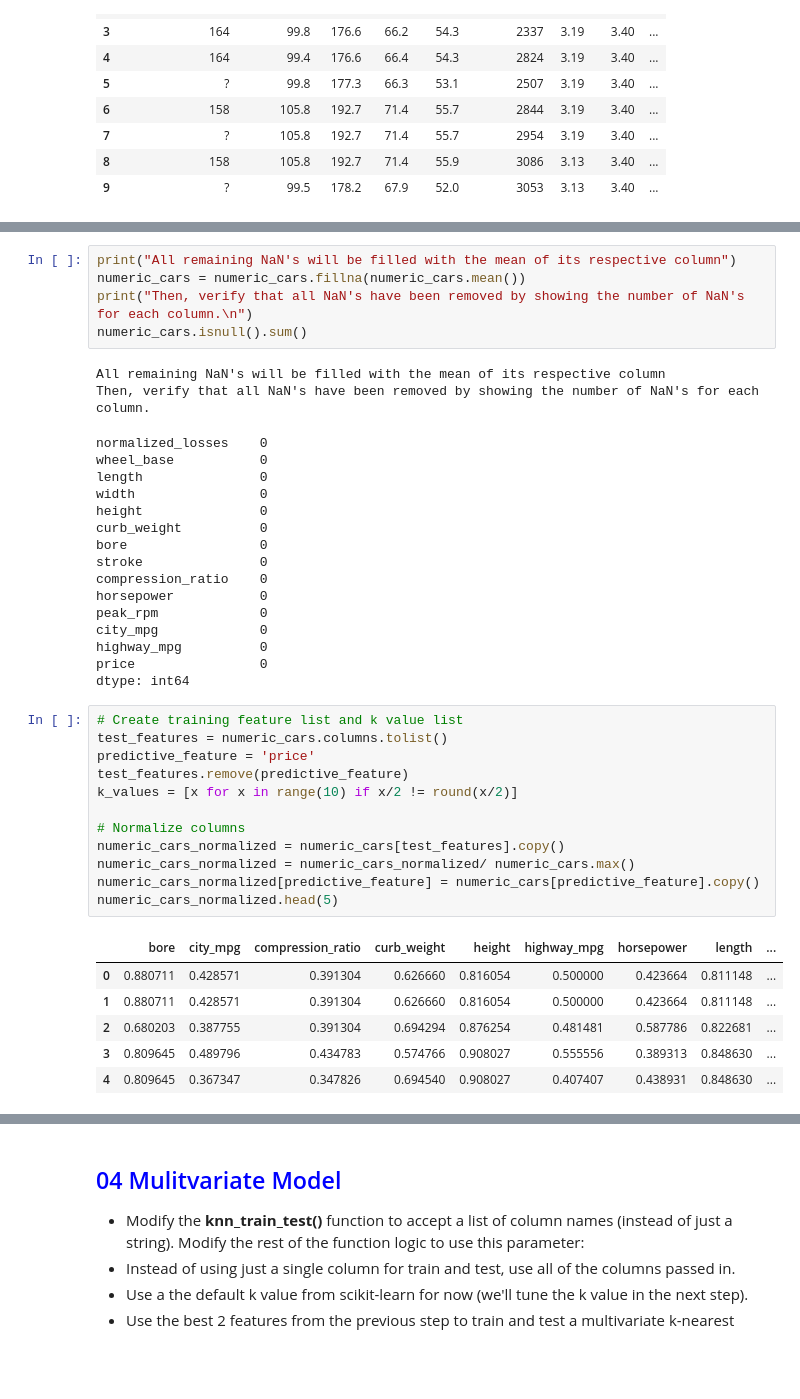
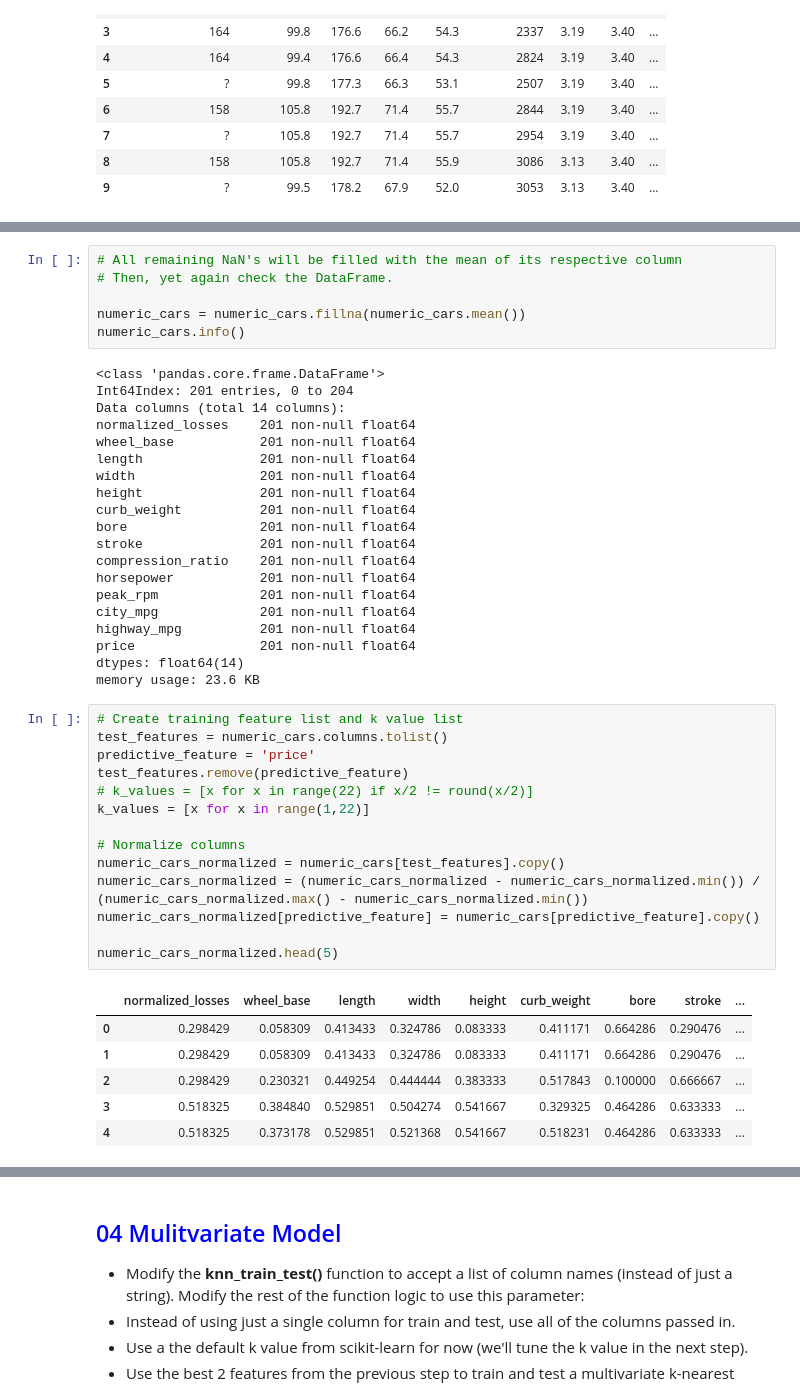
Before and after one commit to kitestring/DataQuest, a Jupyter notebook: 06_MachineLearning/01_ML_Fundamentals/06_GuidedProject_PredictingCarPrices/PredictingCarPrices.ipynb, the cells around one changed output, grey strips where cells are left out. Cells and saved outputs as stored; diff of their text form; blank space fills up the shorter version.

Commit message:
Guided Project: Predicting Car Prices, 3 of 6 Done

```diff
--- a/06_MachineLearning/01_ML_Fundamentals/06_GuidedProject_PredictingCarPrices/PredictingCarPrices.ipynb
+++ b/06_MachineLearning/01_ML_Fundamentals/06_GuidedProject_PredictingCarPrices/PredictingCarPrices.ipynb
@@ -149,42 +157,47 @@ dtype: float64
 # %%
-print("All remaining NaN's will be filled with the mean of its respective column")
+# All remaining NaN's will be filled with the mean of its respective column
+# Then, yet again check the DataFrame.
+
 numeric_cars = numeric_cars.fillna(numeric_cars.mean())
-print("Then, verify that all NaN's have been removed by showing the number of NaN's for each column.\n")
-numeric_cars.isnull().sum()
+numeric_cars.info()
 # %% [output]
-All remaining NaN's will be filled with the mean of its respective column
-Then, verify that all NaN's have been removed by showing the number of NaN's for each column.
+<class 'pandas.core.frame.DataFrame'>
+Int64Index: 201 entries, 0 to 204
+Data columns (total 14 columns):
+normalized_losses    201 non-null float64
+wheel_base           201 non-null float64
+length               201 non-null float64
+width                201 non-null float64
+height               201 non-null float64
+curb_weight          201 non-null float64
+bore                 201 non-null float64
+stroke               201 non-null float64
+compression_ratio    201 non-null float64
+horsepower           201 non-null float64
+peak_rpm             201 non-null float64
+city_mpg             201 non-null float64
+highway_mpg          201 non-null float64
+price                201 non-null float64
+dtypes: float64(14)
+memory usage: 23.6 KB
-normalized_losses    0
-wheel_base           0
-length               0
-width                0
-height               0
-curb_weight          0
-bore                 0
-stroke               0
-compression_ratio    0
-horsepower           0
-peak_rpm             0
-city_mpg             0
-highway_mpg          0
-price                0
-dtype: int64
 # %%
 # Create training feature list and k value list
 test_features = numeric_cars.columns.tolist()
 predictive_feature = 'price'
 test_features.remove(predictive_feature)
-k_values = [x for x in range(10) if x/2 != round(x/2)]
+# k_values = [x for x in range(22) if x/2 != round(x/2)]
+k_values = [x for x in range(1,22)]
 
 # Normalize columns
 numeric_cars_normalized = numeric_cars[test_features].copy()
-numeric_cars_normalized = numeric_cars_normalized/ numeric_cars.max()
+numeric_cars_normalized = (numeric_cars_normalized - numeric_cars_normalized.min()) / (numeric_cars_normalized.max() - numeric_cars_normalized.min())
 numeric_cars_normalized[predictive_feature] = numeric_cars[predictive_feature].copy()
+
 numeric_cars_normalized.head(5)
 # %% [output]
-|  | bore | city_mpg | compression_ratio | curb_weight | height | highway_mpg | horsepower | length | ... |
-| 0 | 0.880711 | 0.428571 | 0.391304 | 0.626660 | 0.816054 | 0.500000 | 0.423664 | 0.811148 | ... |
-| 1 | 0.880711 | 0.428571 | 0.391304 | 0.626660 | 0.816054 | 0.500000 | 0.423664 | 0.811148 | ... |
-| 2 | 0.680203 | 0.387755 | 0.391304 | 0.694294 | 0.876254 | 0.481481 | 0.587786 | 0.822681 | ... |
-| 3 | 0.809645 | 0.489796 | 0.434783 | 0.574766 | 0.908027 | 0.555556 | 0.389313 | 0.848630 | ... |
-| 4 | 0.809645 | 0.367347 | 0.347826 | 0.694540 | 0.908027 | 0.407407 | 0.438931 | 0.848630 | ... |
+|  | normalized_losses | wheel_base | length | width | height | curb_weight | bore | stroke | ... |
+| 0 | 0.298429 | 0.058309 | 0.413433 | 0.324786 | 0.083333 | 0.411171 | 0.664286 | 0.290476 | ... |
+| 1 | 0.298429 | 0.058309 | 0.413433 | 0.324786 | 0.083333 | 0.411171 | 0.664286 | 0.290476 | ... |
+| 2 | 0.298429 | 0.230321 | 0.449254 | 0.444444 | 0.383333 | 0.517843 | 0.100000 | 0.666667 | ... |
+| 3 | 0.518325 | 0.384840 | 0.529851 | 0.504274 | 0.541667 | 0.329325 | 0.464286 | 0.633333 | ... |
+| 4 | 0.518325 | 0.373178 | 0.529851 | 0.521368 | 0.541667 | 0.518231 | 0.464286 | 0.633333 | ... |
```
Also changed, not shown: parts of 10 cells of this notebook, 7 other files.
